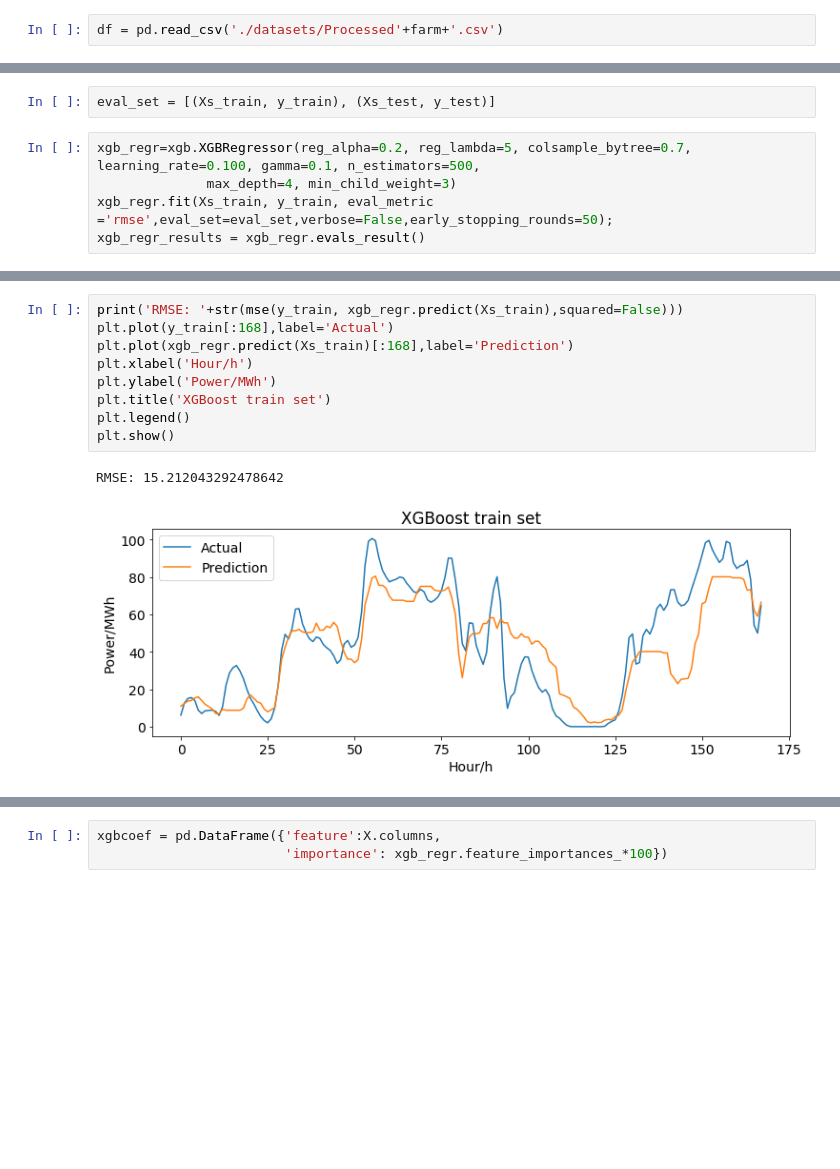
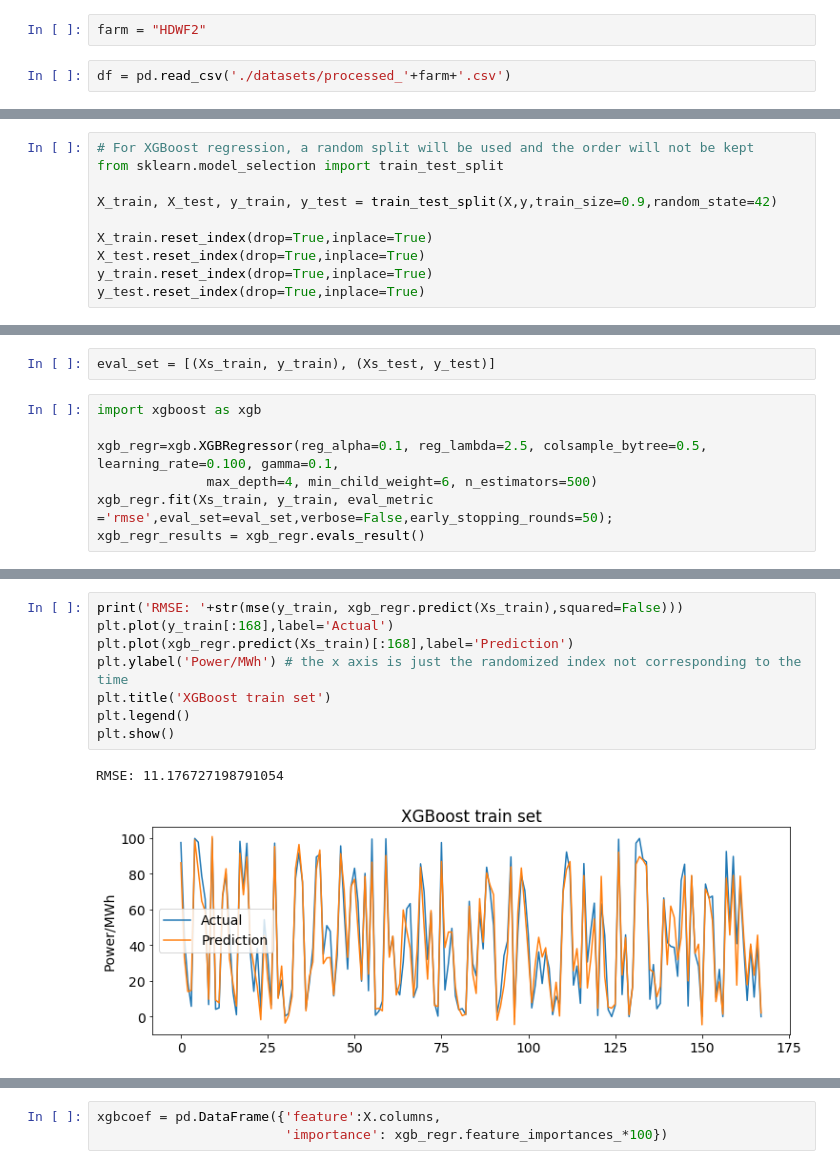
Before and after one commit to hengwang322/wind_power_prediction, a Jupyter notebook: Wind_power_prediction.ipynb, the cells around one changed output, grey strips where cells are left out. Saved outputs shown, nothing was run; the diff lists cells and outputs as text; blank space fills up the shorter version.

Commit message:
Updated XGBoost models

```diff
--- a/Wind_power_prediction.ipynb
+++ b/Wind_power_prediction.ipynb
@@ -614,8 +612,10 @@ Finally, the 1 step ahead prediction performance for LSTM is slightly worse than
 Considering the power output of a wind turbine is closely related to the weather, especially the wind condition, rather than the previous output in time. The problem can be re-framed as a regression problem, and the goal is to build a model to map out the correlation between weather condition and power.
 # %% [markdown]
 To potentially improve the performance of the regression model, the power data is denoised and smoothed using a wavelet transform. Wavelet transform breaks down a series in both *frequency- and time-domain* into an Approximation part and a Detail part. The Detail part oscillates at a high frequency, which tends to be the noise in the signal. In this case, the Detail part is simply discarded.
+# %%
+farm = "HDWF2"
 # %%
-df = pd.read_csv('./datasets/Processed'+farm+'.csv')
+df = pd.read_csv('./datasets/processed_'+farm+'.csv')
 # %%
 import pywt
 cA1, cD1 = pywt.dwt(df.power, 'db4')
@@ -670 +665,11 @@ y_train, y_test = y.iloc[0:train_size].values, y.iloc[train_size:len(df)].values
+# %%
+# For XGBoost regression, a random split will be used and the order will not be kept
+from sklearn.model_selection import train_test_split
+
+X_train, X_test, y_train, y_test = train_test_split(X,y,train_size=0.9,random_state=42)
+
+X_train.reset_index(drop=True,inplace=True)
+X_test.reset_index(drop=True,inplace=True)
+y_train.reset_index(drop=True,inplace=True)
+y_test.reset_index(drop=True,inplace=True)
 # %%
@@ -674,8 +681,10 @@ Xs_test = ss.transform(X_test)
 # %%
 eval_set = [(Xs_train, y_train), (Xs_test, y_test)]
 # %%
-xgb_regr=xgb.XGBRegressor(reg_alpha=0.2, reg_lambda=5, colsample_bytree=0.7, learning_rate=0.100, gamma=0.1, n_estimators=500,
-              max_depth=4, min_child_weight=3)
+import xgboost as xgb
+
+xgb_regr=xgb.XGBRegressor(reg_alpha=0.1, reg_lambda=2.5, colsample_bytree=0.5, learning_rate=0.100, gamma=0.1,
+              max_depth=4, min_child_weight=6, n_estimators=500)
 xgb_regr.fit(Xs_train, y_train, eval_metric ='rmse',eval_set=eval_set,verbose=False,early_stopping_rounds=50);
 xgb_regr_results = xgb_regr.evals_result()
 # %%
@@ -688,15 +697,14 @@ plt.plot(xgb_regr_results['validation_1']['rmse'])
 # %%
 print('RMSE: '+str(mse(y_train, xgb_regr.predict(Xs_train),squared=False)))
 plt.plot(y_train[:168],label='Actual')
 plt.plot(xgb_regr.predict(Xs_train)[:168],label='Prediction')
-plt.xlabel('Hour/h')
-plt.ylabel('Power/MWh')
+plt.ylabel('Power/MWh') # the x axis is just the randomized index not corresponding to the time
 plt.title('XGBoost train set')
 plt.legend()
 plt.show()
 # %% [output]
-RMSE: 15.212043292478642
+RMSE: 11.176727198791054
-[figure, old version]
+[figure, new version]
 # %%
 print('RMSE: '+str(mse(y_test, xgb_regr.predict(Xs_test),squared=False)))
 plt.plot(y_test[:168],label='Actual')
```
Also changed, not shown: parts of 25 cells of this notebook, 4 other files.
